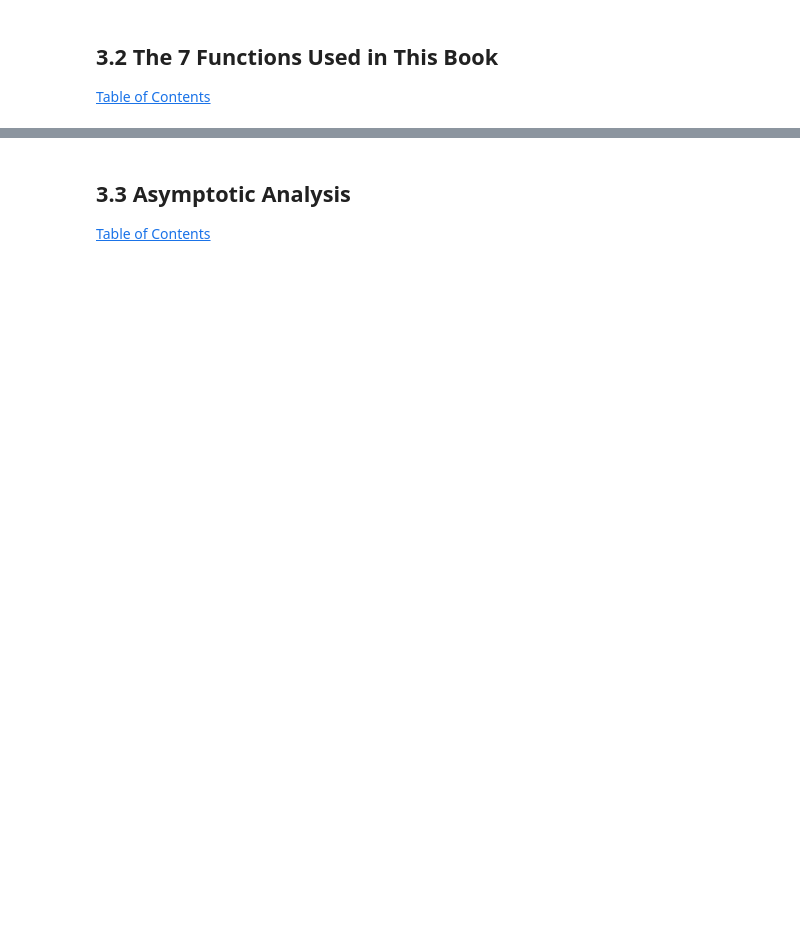
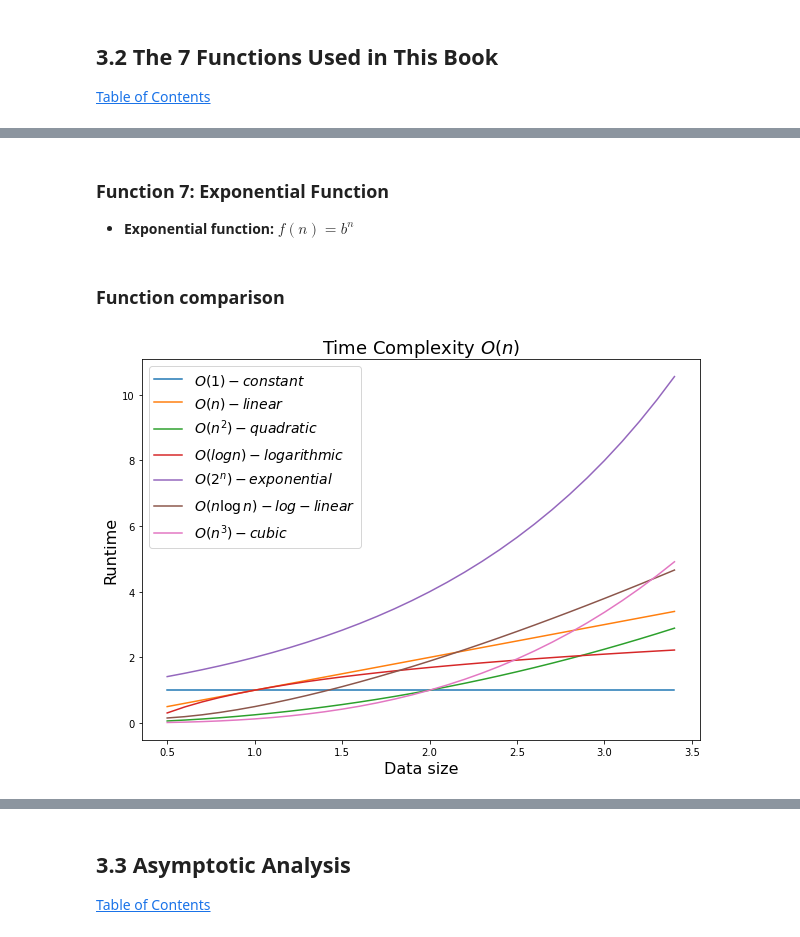
Before and after one commit to jot33/ds-algos-python, a Jupyter notebook: textbook_notes.ipynb, the cells around one changed output, grey strips where cells are left out. Cells and saved outputs as stored; diff of their text form; code cells hidden in the pictures; blank space fills up the shorter version.

```diff
--- a/textbook_notes.ipynb
+++ b/textbook_notes.ipynb
@@ -3855,0 +3925,39 @@ def algo(n):
+# %% [markdown]
+### Function 7: Exponential Function
+
+- **Exponential function:** $ f(n) = b^n $
+# %% [markdown]
+### Function comparison
+# %%
+import matplotlib.pyplot as plt
+import numpy as np
+%matplotlib inline
+
+x = np.arange(0.5,3.5,0.1)
+linear=r'$O(n) - linear$'
+y1 = np.ones(len(x))
+constant=r'$O(1) - constant$'
+y2 = (0.5*x)**2
+quadratic=r'$O(n^2) - quadratic$'
+yl = np.log(x) + 1
+logarithmic=r'$O(log n) - logarithmic$'
+y2n = 2**x
+exponential=r'$O(2^n) - exponential$'
+yll = x*np.log(x) + 0.5
+loglin = r'$O(n \log n) - log-linear$'
+y3 = (0.5*x)**3
+cubic = r'$O(n^3) - cubic$'
+plt.figure(figsize=(10,7))
+plt.title(r"Time Complexity $O(n)$",fontsize=18)
+plt.plot(x,y1,label=constant);
+plt.plot(x,x,label=linear);
+plt.plot(x,y2,label=quadratic);
+plt.plot(x,yl,label=logarithmic);
+plt.plot(x,y2n,label=exponential);
+plt.plot(x,yll,label=loglin);
+plt.plot(x,y3,label=cubic);
+plt.xlabel("Data size", fontsize=16)
+plt.ylabel("Runtime",fontsize=16)
+plt.legend(fontsize=14);
+# %% [output]
+[figure, added]
```
Also changed, not shown: parts of 29 cells of this notebook, 1 other file.
